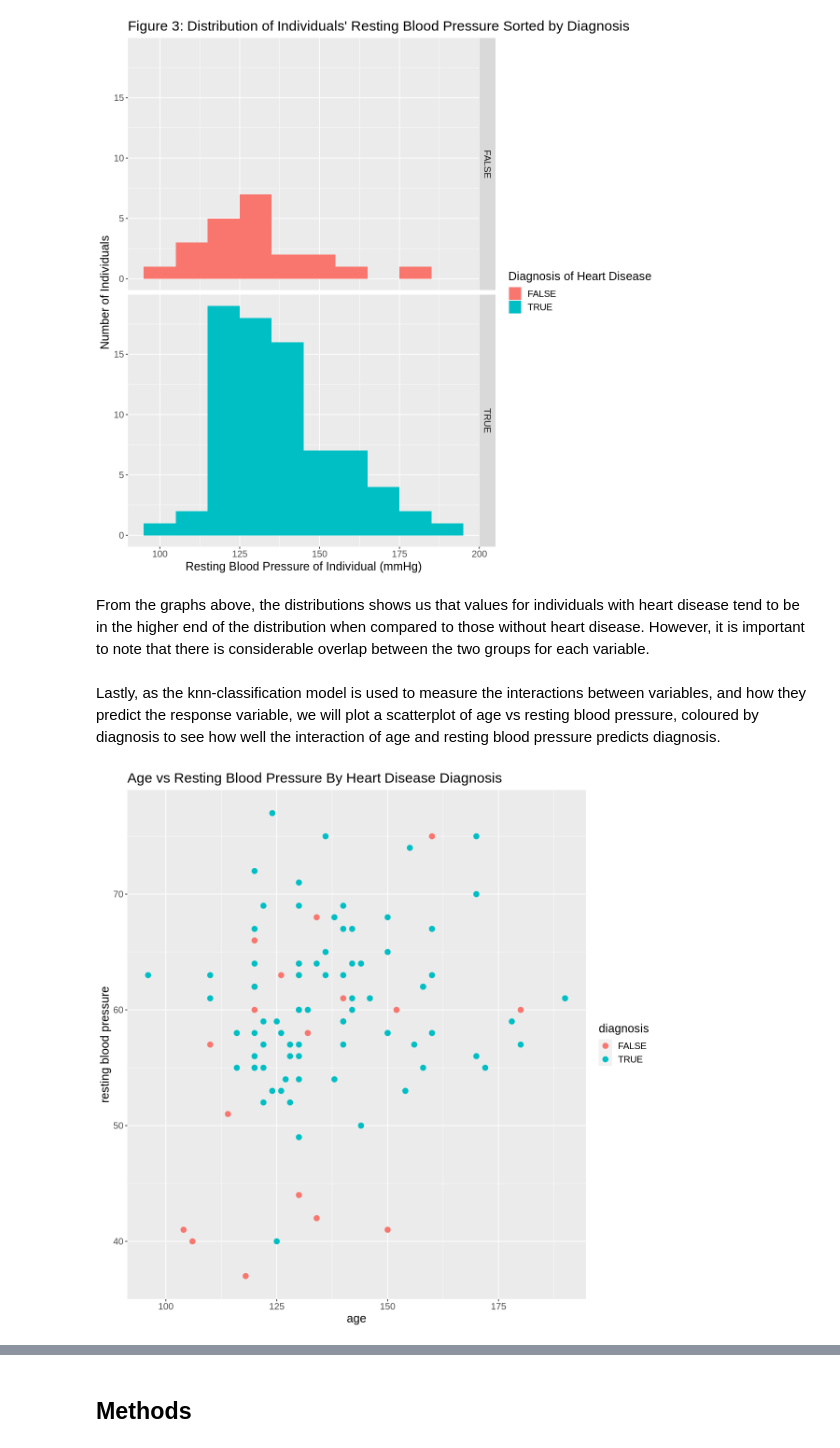
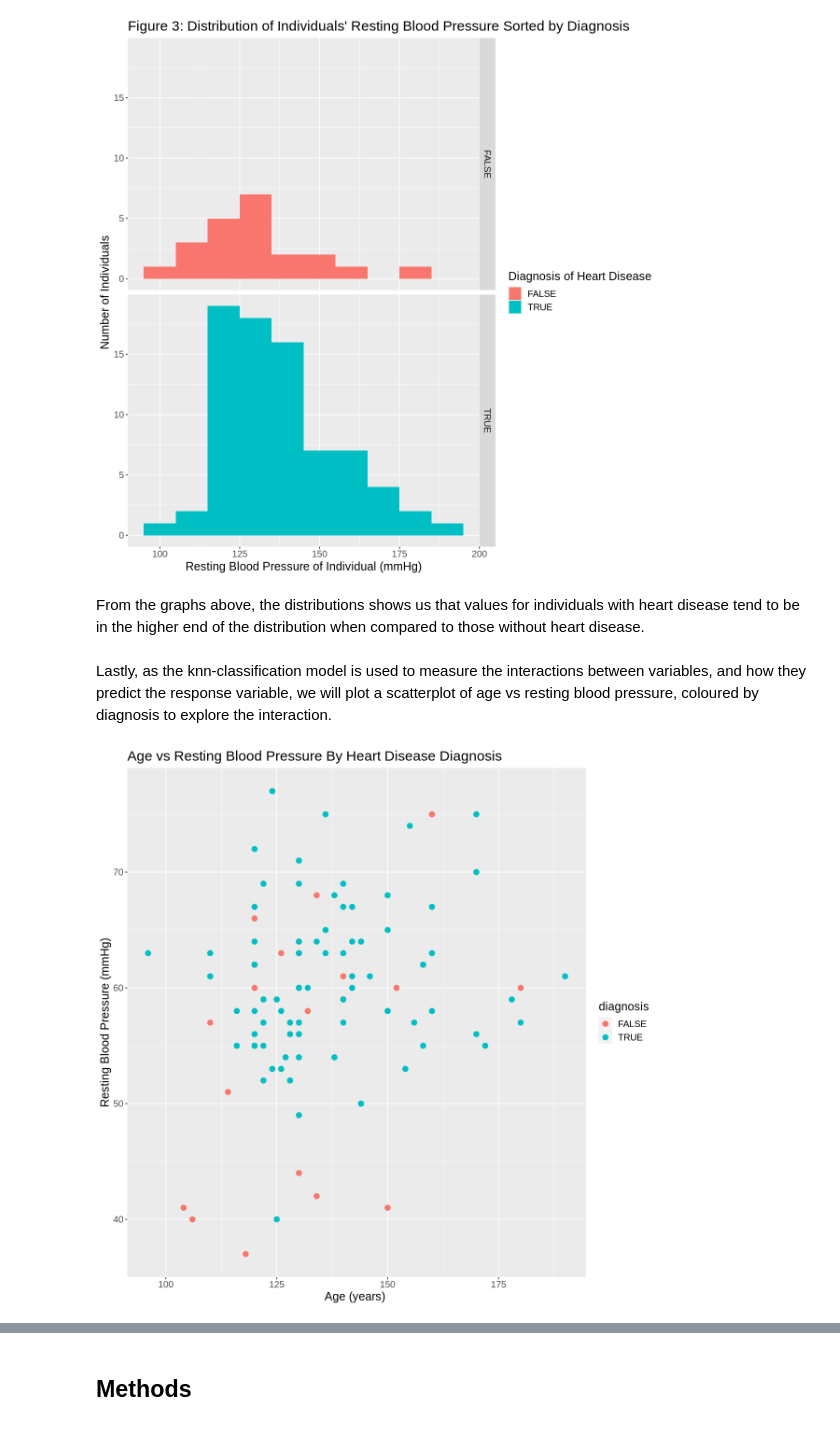
Before and after one commit to Majordingus2/group12-dsci-project, a Jupyter notebook: Group Proposal.ipynb, the cells around one changed output, grey strips where cells are left out. Drawn from its saved outputs; the diff is of its cells as text; code cells hidden in the pictures.

```diff
--- a/Group Proposal.ipynb
+++ b/Group Proposal.ipynb
@@ -288,18 +266,18 @@ resting_bp_plot
 [figure]
 [figure]
 # %% [markdown]
-From the graphs above, the distributions shows us that values for individuals with heart disease tend to be in the higher end of the distribution when compared to those without heart disease. However, it is important to note that there is considerable overlap between the two groups for each variable.
+From the graphs above, the distributions shows us that values for individuals with heart disease tend to be in the higher end of the distribution when compared to those without heart disease.
 # %% [markdown]
-Lastly, as the knn-classification model is used to measure the interactions between variables, and how they predict the response variable, we will plot a scatterplot of age vs resting blood pressure, coloured by diagnosis to see how well the interaction of age and resting blood pressure predicts diagnosis.
+Lastly, as the knn-classification model is used to measure the interactions between variables, and how they predict the response variable, we will plot a scatterplot of age vs resting blood pressure, coloured by diagnosis to explore the interaction.
 # %%
 age_and_resting_bp_plot <- va_heart_data_top_3 |>
                            ggplot(aes(x=resting_bp, y=age, color=diagnosis)) +
                            geom_point(size = 3) +
-                           labs( x= "age", y = "resting blood pressure") +
+                           labs( x= "Age (years) ", y = "Resting Blood Pressure (mmHg)") +
                            ggtitle("Age vs Resting Blood Pressure By Heart Disease Diagnosis") +
                            theme(text = element_text(size = 15))
 
 age_and_resting_bp_plot
 # %% [output]
-[figure, old version]
+[figure, new version]
 # %% [markdown]
```
Also changed, not shown: parts of 14 cells of this notebook.
